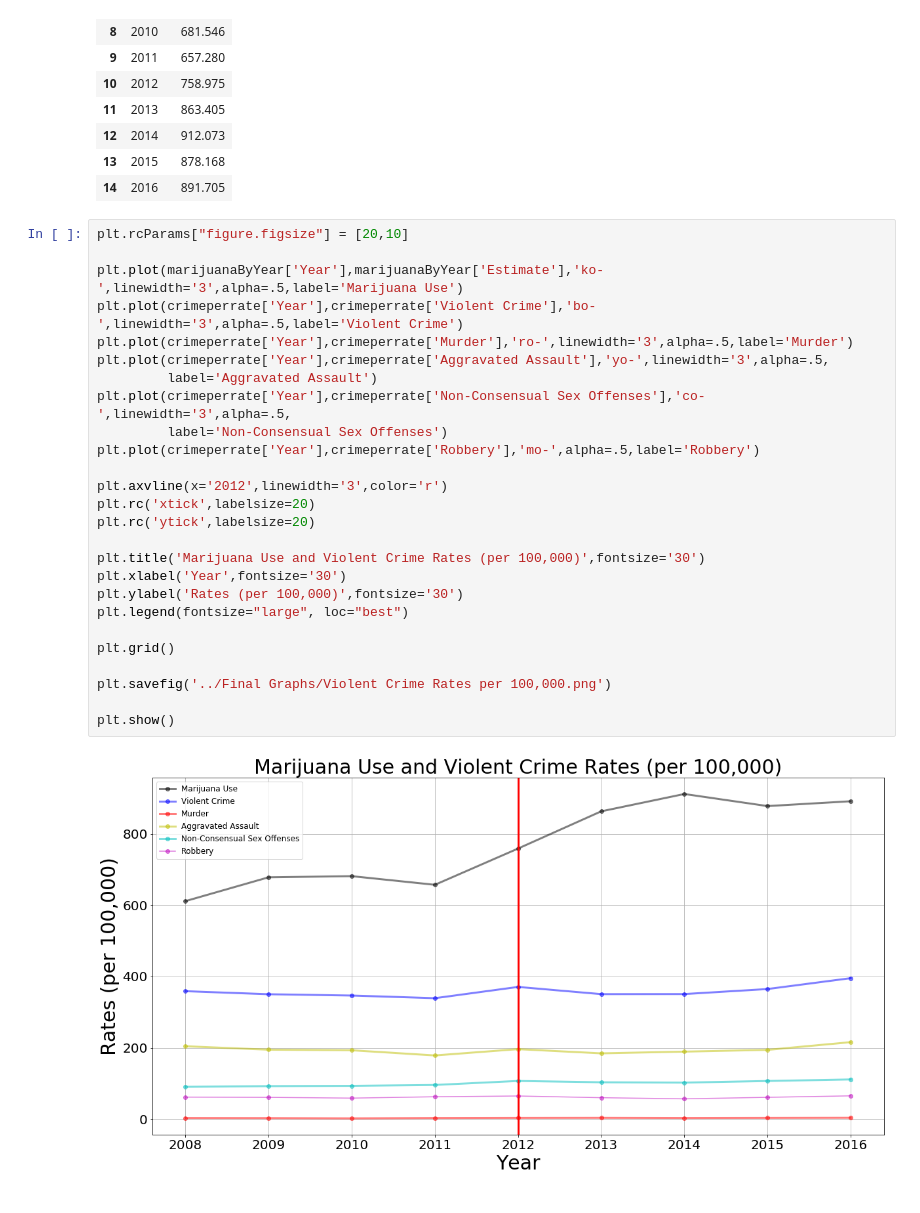
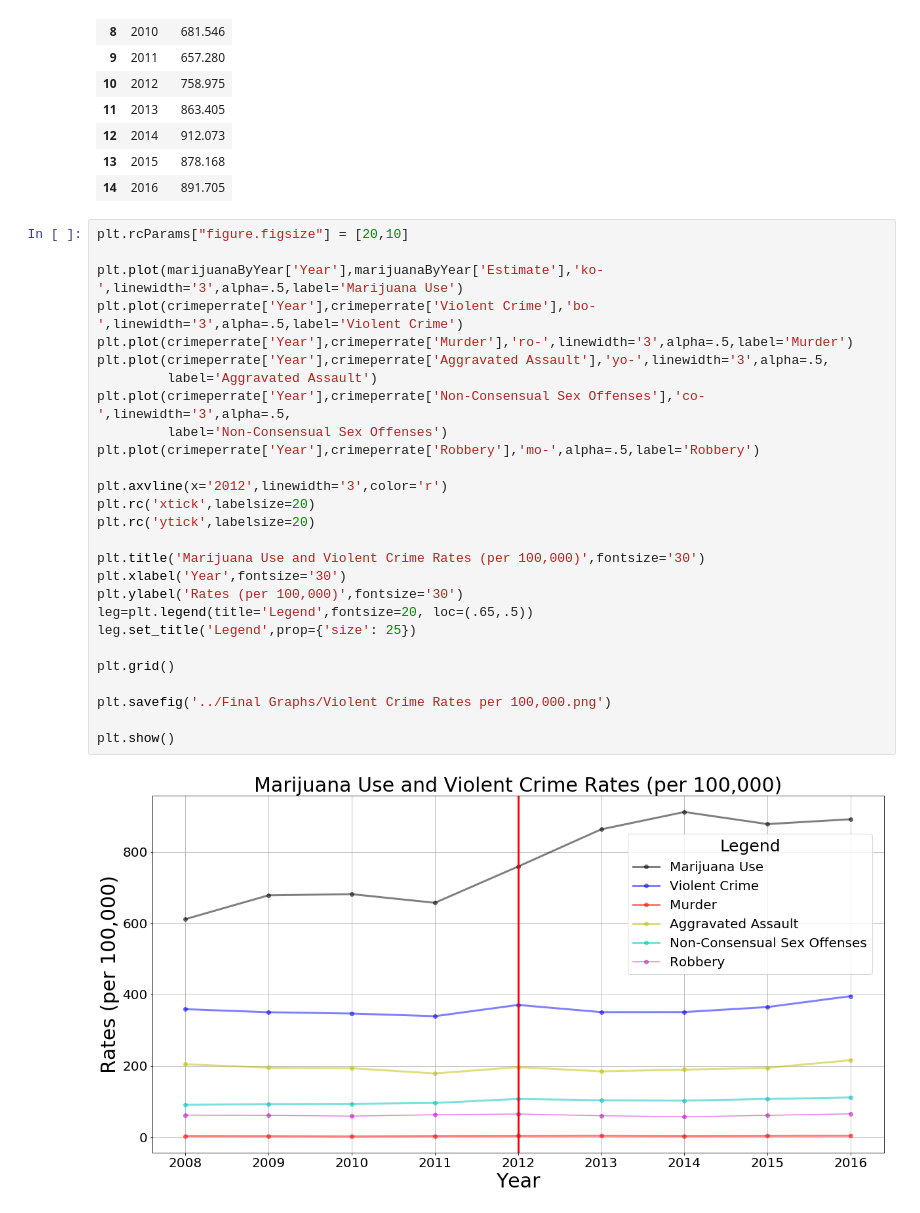
Before and after one commit to zdsteele/Project_1, a Jupyter notebook: Firestone/Violent Crimes.ipynb, the cells around one changed output. Drawn from its saved outputs; the diff is of its cells as text.

```diff
--- a/Firestone/Violent Crimes.ipynb
+++ b/Firestone/Violent Crimes.ipynb
@@ -310,28 +310,29 @@ marijuanaByYear
 # %%
 plt.rcParams["figure.figsize"] = [20,10]
 
 plt.plot(marijuanaByYear['Year'],marijuanaByYear['Estimate'],'ko-',linewidth='3',alpha=.5,label='Marijuana Use')
 plt.plot(crimeperrate['Year'],crimeperrate['Violent Crime'],'bo-',linewidth='3',alpha=.5,label='Violent Crime')
 plt.plot(crimeperrate['Year'],crimeperrate['Murder'],'ro-',linewidth='3',alpha=.5,label='Murder')
 plt.plot(crimeperrate['Year'],crimeperrate['Aggravated Assault'],'yo-',linewidth='3',alpha=.5,
          label='Aggravated Assault')
 plt.plot(crimeperrate['Year'],crimeperrate['Non-Consensual Sex Offenses'],'co-',linewidth='3',alpha=.5,
          label='Non-Consensual Sex Offenses')
 plt.plot(crimeperrate['Year'],crimeperrate['Robbery'],'mo-',alpha=.5,label='Robbery')
 
 plt.axvline(x='2012',linewidth='3',color='r')
 plt.rc('xtick',labelsize=20)
 plt.rc('ytick',labelsize=20)
 
 plt.title('Marijuana Use and Violent Crime Rates (per 100,000)',fontsize='30')
 plt.xlabel('Year',fontsize='30')
 plt.ylabel('Rates (per 100,000)',fontsize='30')
-plt.legend(fontsize="large", loc="best")
+leg=plt.legend(title='Legend',fontsize=20, loc=(.65,.5))
+leg.set_title('Legend',prop={'size': 25})
 
 plt.grid()
 
 plt.savefig('../Final Graphs/Violent Crime Rates per 100,000.png')
 
 plt.show()
 # %% [output]
-[figure, old version]
+[figure, new version]
```
Also changed, not shown: 5 other files.
